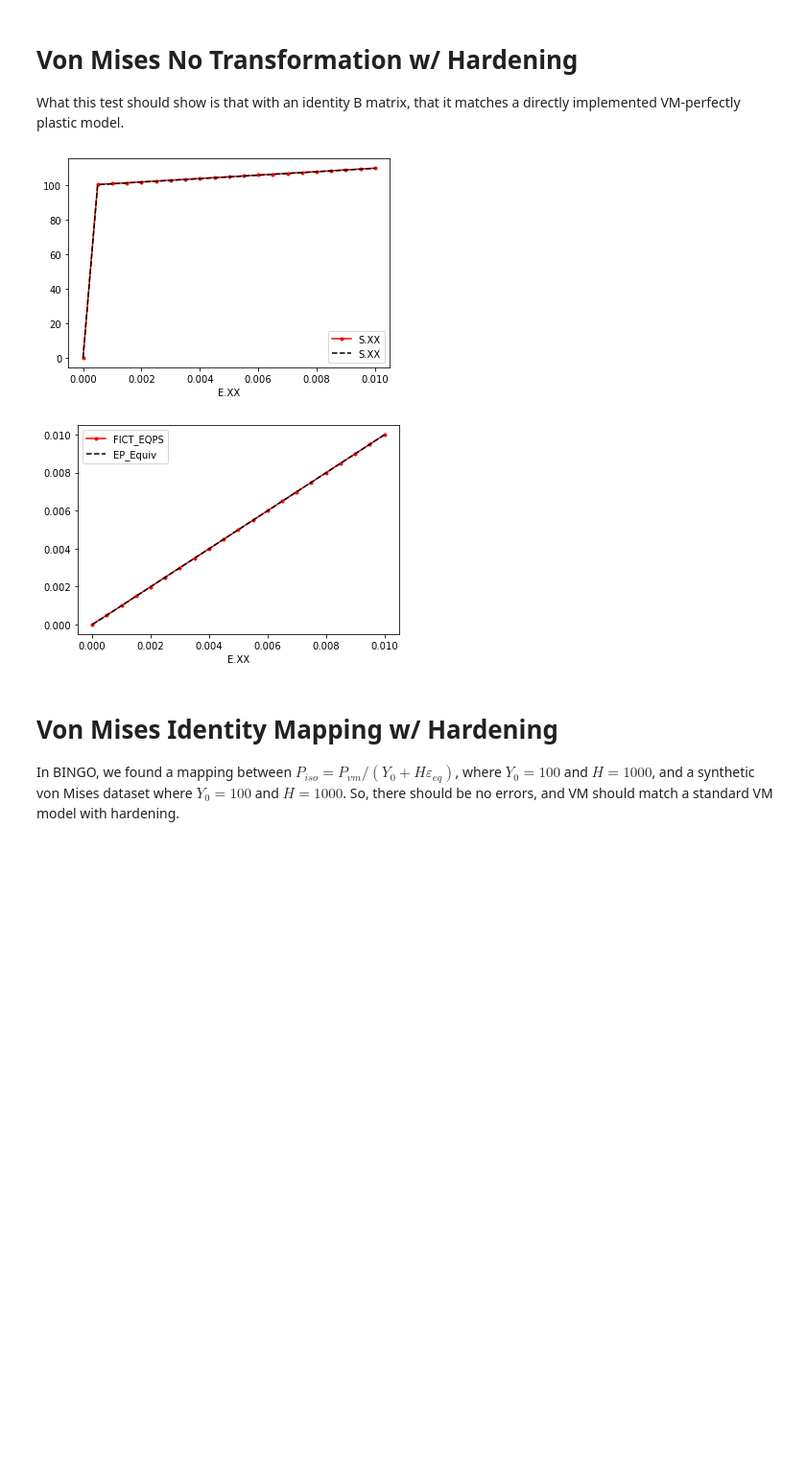
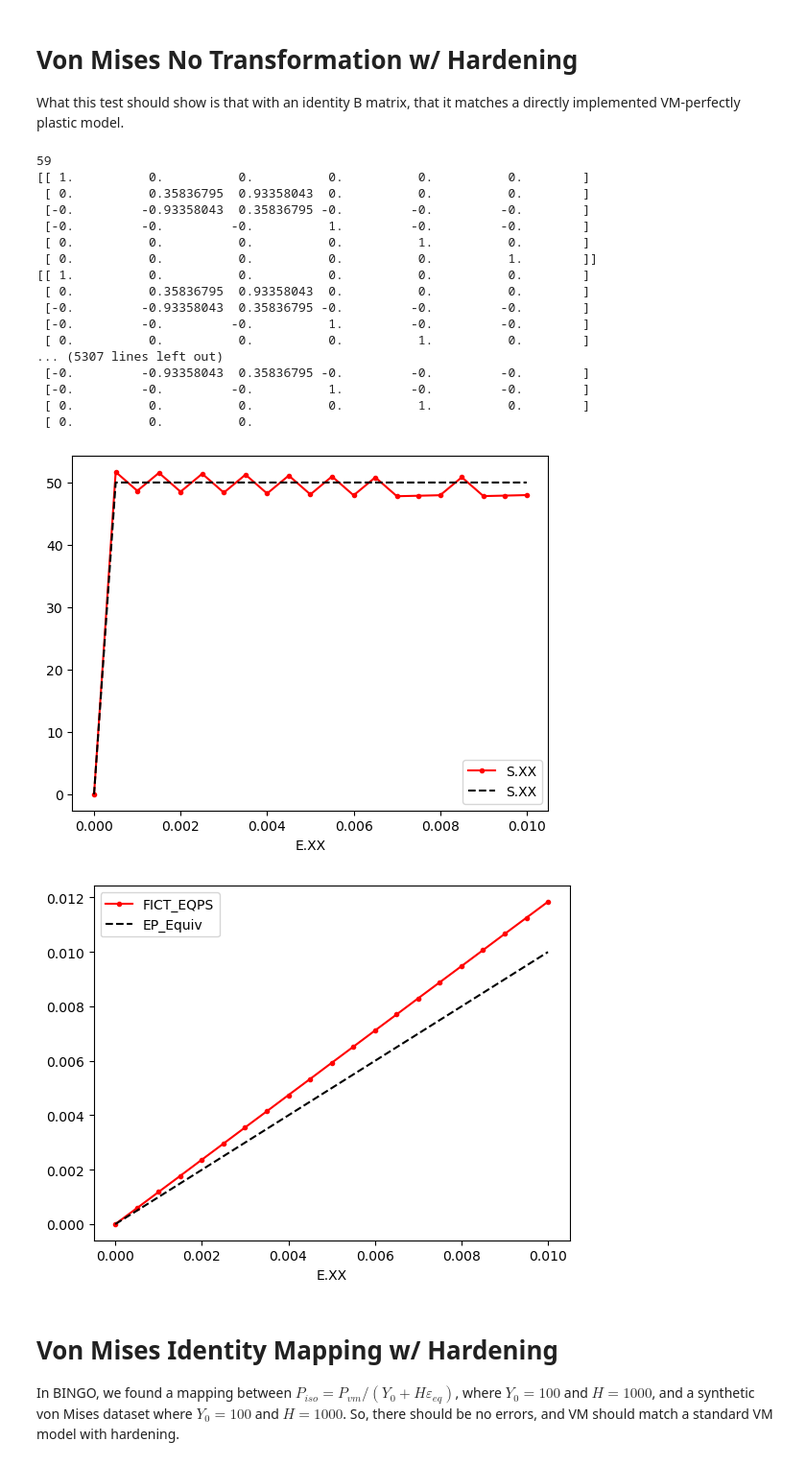
Before and after one commit to brianphung/matmodlab2, a Jupyter notebook: notebooks/ST_GPSR_TTM_hardening_verification.ipynb, the cells around one changed output. Shown at 96% size. Saved outputs shown, nothing was run; the diff lists cells and outputs as text; code cells hidden in the pictures; blank space fills up the shorter version.

```diff
--- a/notebooks/ST_GPSR_TTM_hardening_verification.ipynb
+++ b/notebooks/ST_GPSR_TTM_hardening_verification.ipynb
@@ -44,14 +172,17 @@ What this test should show is that with an identity B matrix, that it matches a
 # %%
 if 'von_mises_no_transformation' in tests_to_run:
     def B(eqps):
-        B_in = np.eye(3)
+        alpha = 69*np.pi/180
+        B_in = np.array([ [1,0,0], [0, cos(alpha), -sin(alpha)], [ 0, sin(alpha), cos(alpha) ] ])
+        #B_in = np.transpose(B_in) @ np.eye(3) @ B_in
+        #print(B_in)
         return B_in
 
     # Shared params
     E = 10e6
     nu = .333
-    Y0 = 100
-    H = 1000
+    Y0 = 50
+    H = 0
 
     all_comps = (0.01, 0, 0)
     all_loads = 'ESS'
@@ -78,46 +209,87 @@ if 'von_mises_no_transformation' in tests_to_run:
     #     df = mpsGPSR.df[['E.XX', 'MML_STRESS_GUESS',  'TRIAL_STRESS_PRE_TRANS', 'FICT_EQPS_INPUT', 'TRIAL_STRESS_POST_TRANS', 'CONV_STRESS_ISO', 'CONV_STRESS_REAL', 'FICT_EQPS', 'S.XX', 'DELTA_EXX', 'DELTA_EYY', 'DELTA_EZZ']]
     #     df.to_csv('output1.csv')
     #     print(df)
+    df_full = pd.DataFrame(mpsGPSR.material.full_sdv_storage, columns=full_sdv_column_names)
+    df_full = df_full[column_reorder]
+    df_full.to_csv('full_shabang_0.csv')
     with pd.option_context('display.max_rows', None, 'display.max_columns', None):
         df_vm_reference = mpsGPSR.df[['E.XX',
                         'MML_STRESS_GUESS_XX',
                         'MML_STRESS_GUESS_YY',
                         'MML_STRESS_GUESS_ZZ',
+                        "MML_STRESS_GUESS_XY",
+                        "MML_STRESS_GUESS_YZ",
+                        "MML_STRESS_GUESS_XZ",
                         'DELTA_EXX',
                         'DELTA_EYY',
                         'DELTA_EZZ',
+                        "DELTA_EXY",
+                        "DELTA_EYZ",
+                        "DELTA_EXZ",
                         'TRIAL_STRESS_PRE_TRANS_XX',
                         'TRIAL_STRESS_PRE_TRANS_YY',
                         'TRIAL_STRESS_PRE_TRANS_ZZ',
+                        "TRIAL_STRESS_PRE_TRANS_XY",
+                        "TRIAL_STRESS_PRE_TRANS_YZ",
+                        "TRIAL_STRESS_PRE_TRANS_XZ",
                         'DELTA_SXX',
                         'DELTA_SYY',
                         'DELTA_SZZ',
+                        'DELTA_SXY',
+                        'DELTA_SYZ',
+                        'DELTA_SXZ',
                         'TRIAL_STRESS_POST_TRANS_XX',
                         'TRIAL_STRESS_POST_TRANS_YY',
                         'TRIAL_STRESS_POST_TRANS_ZZ',
+                        "TRIAL_STRESS_PRE_TRANS_XY",
+                        "TRIAL_STRESS_PRE_TRANS_YZ",
+                        "TRIAL_STRESS_PRE_TRANS_XZ",
                         'CONV_STRESS_ISO_XX',
                         'CONV_STRESS_ISO_YY',
                         'CONV_STRESS_ISO_ZZ',
+                        "CONV_STRESS_ISO_XY",
+                        "CONV_STRESS_ISO_YZ",
+                        "CONV_STRESS_ISO_XZ",
                         'FICT_SXX',
                         'FICT_SYY',
                         'FICT_SZZ',
+                        "FICT_SXY",
+                        "FICT_SYZ",
+                        "FICT_SXZ",
                         "FICT_EP_XX",  # 0
                         "FICT_EP_YY",  # 1
                         "FICT_EP_ZZ",  # 2
                         'REAL_EP_XX',
                         'REAL_EP_YY',
                         'REAL_EP_ZZ',
                         'S.XX',
                         'S.YY',
                         'S.ZZ',
                         'S.YZ',
                         'S.XZ',
                         'S.XY',
                         'S.VM']]
         df_vm_reference.to_csv('output0.csv')
 # %% [output]
+59
+[[ 1.          0.          0.          0.          0.          0.        ]
+ [ 0.          0.35836795  0.93358043  0.          0.          0.        ]
+ [-0.         -0.93358043  0.35836795 -0.         -0.         -0.        ]
+ [-0.         -0.         -0.          1.         -0.         -0.        ]
+ [ 0.          0.          0.          0.          1.          0.        ]
+ [ 0.          0.          0.          0.          0.          1.        ]]
+[[ 1.          0.          0.          0.          0.          0.        ]
+ [ 0.          0.35836795  0.93358043  0.          0.          0.        ]
+ [-0.         -0.93358043  0.35836795 -0.         -0.         -0.        ]
+ [-0.         -0.         -0.          1.         -0.         -0.        ]
+ [ 0.          0.          0.          0.          1.          0.        ]
+... (5307 lines left out)
+ [-0.         -0.93358043  0.35836795 -0.         -0.         -0.        ]
+ [-0.         -0.         -0.          1.         -0.         -0.        ]
+ [ 0.          0.          0.          0.          1.          0.        ]
+ [ 0.          0.          0.
-[figure, old version]
+[figure, new version]
-[figure, old version]
+[figure, new version]
 # %% [markdown]
 # Von Mises Identity Mapping w/ Hardening
 
```
Also changed, not shown: parts of 8 cells of this notebook, 9 other files.
